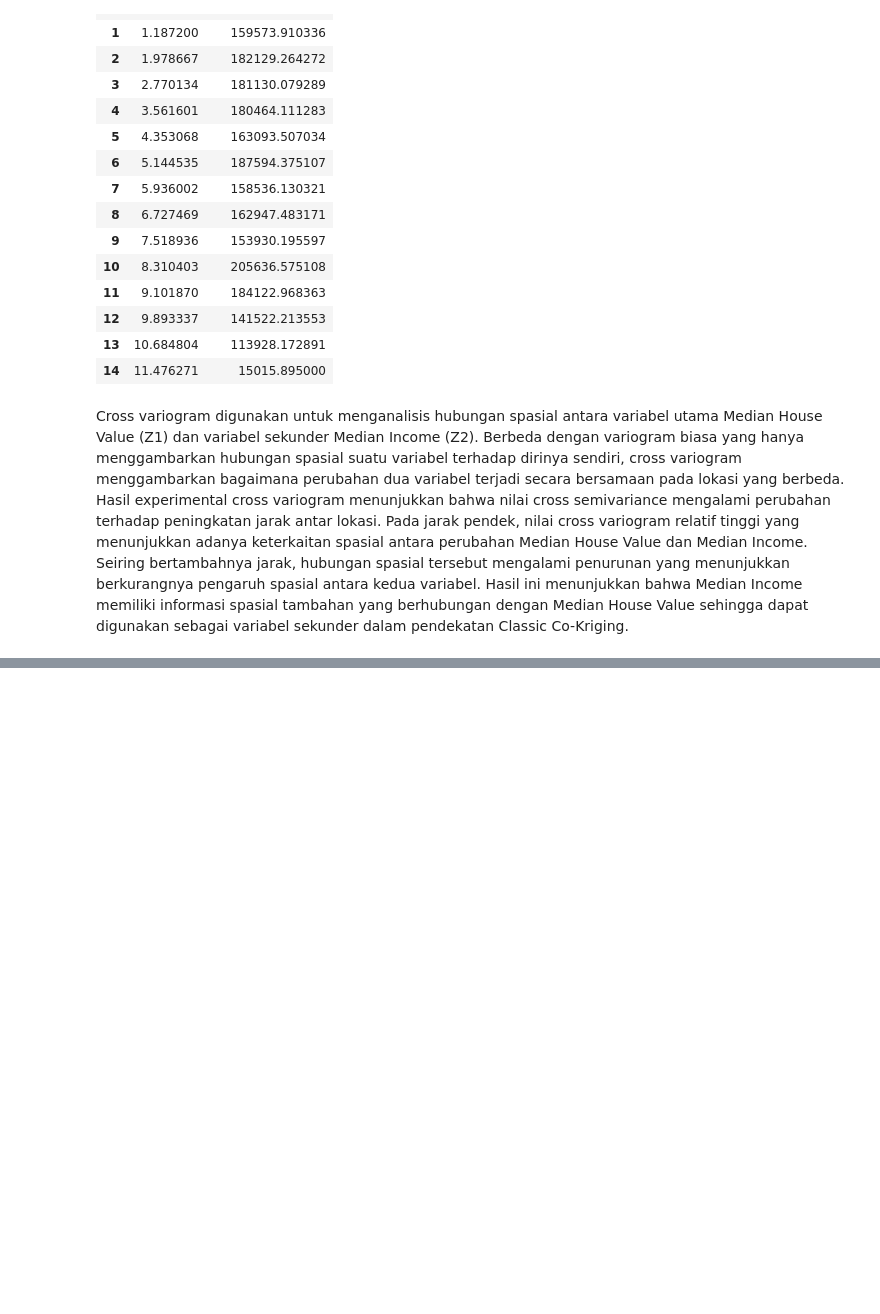
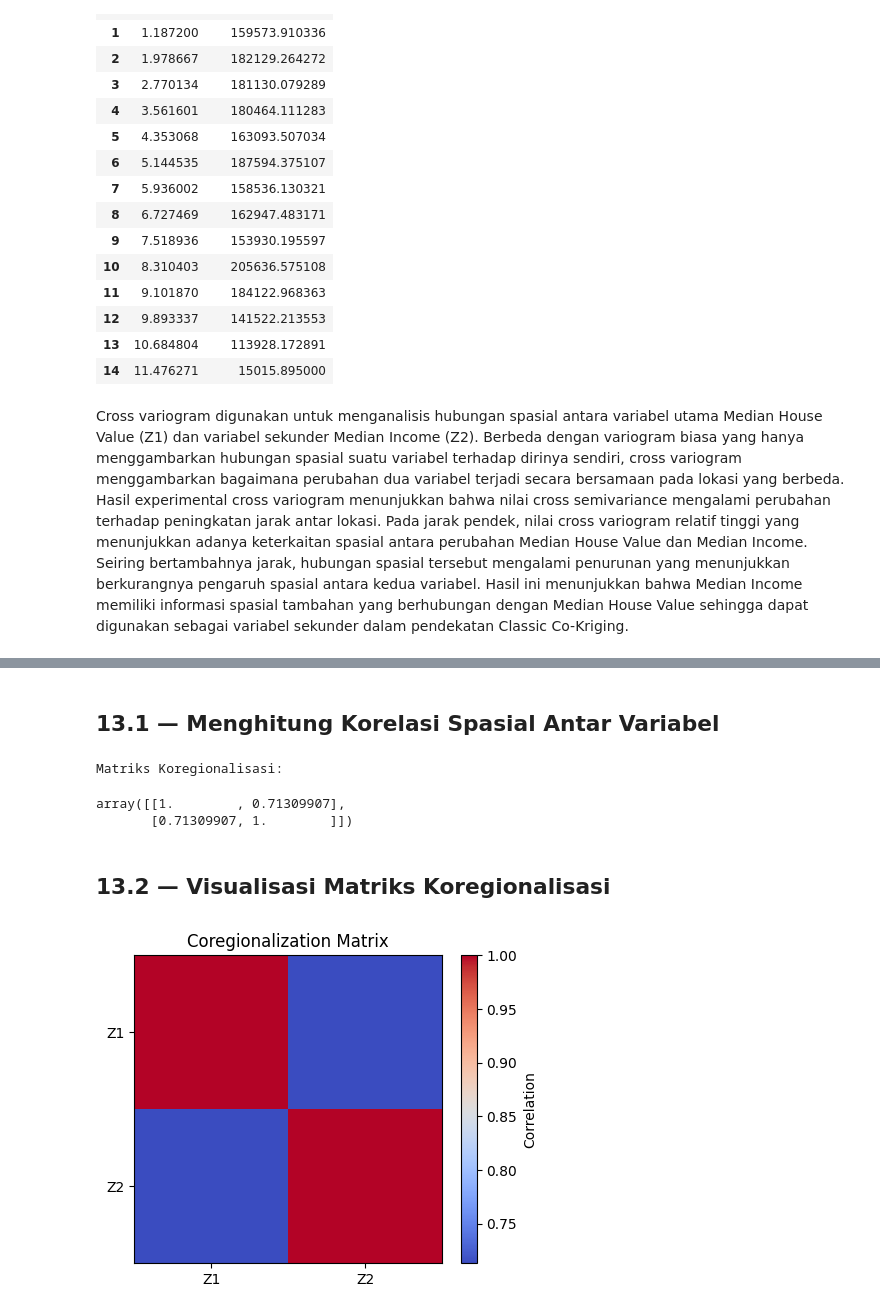
Before and after one commit to solehas25h-salmasoleha/Co-Kriging, a Jupyter notebook: Co_Kriging.ipynb, the cells around one changed output, grey strips where cells are left out. Cells and saved outputs as stored; diff of their text form; code cells hidden in the pictures; blank space fills up the shorter version.

```diff
--- a/Co_Kriging.ipynb
+++ b/Co_Kriging.ipynb
@@ -722,0 +742,70 @@ Hasil ini menunjukkan bahwa Median Income memiliki informasi spasial tambahan ya
+# %% [markdown]
+## 13.1 — Menghitung Korelasi Spasial Antar Variabel
+# %%
+# Matriks korelasi antar variabel
+
+coregionalization_matrix = np.corrcoef(
+    np.vstack(
+        [
+            Z1,
+            Z2
+        ]
+    )
+)
+
+
+print(
+    "Matriks Koregionalisasi:"
+)
+
+
+coregionalization_matrix
+# %% [output]
+Matriks Koregionalisasi:
+array([[1.        , 0.71309907],
+       [0.71309907, 1.        ]])
+# %% [markdown]
+## 13.2 — Visualisasi Matriks Koregionalisasi
+# %%
+plt.figure(
+    figsize=(5,4)
+)
+
+
+plt.imshow(
+    coregionalization_matrix,
+    cmap="coolwarm"
+)
+
+
+plt.colorbar(
+    label="Correlation"
+)
+
+
+plt.xticks(
+    [0,1],
+    [
+        "Z1",
+        "Z2"
+    ]
+)
+
+
+plt.yticks(
+    [0,1],
+    [
+        "Z1",
+        "Z2"
+    ]
+)
+
+
+plt.title(
+    "Coregionalization Matrix"
+)
+
+
+plt.show()
+# %% [output]
+[figure, added]
```
Also changed, not shown: parts of 23 cells of this notebook.
